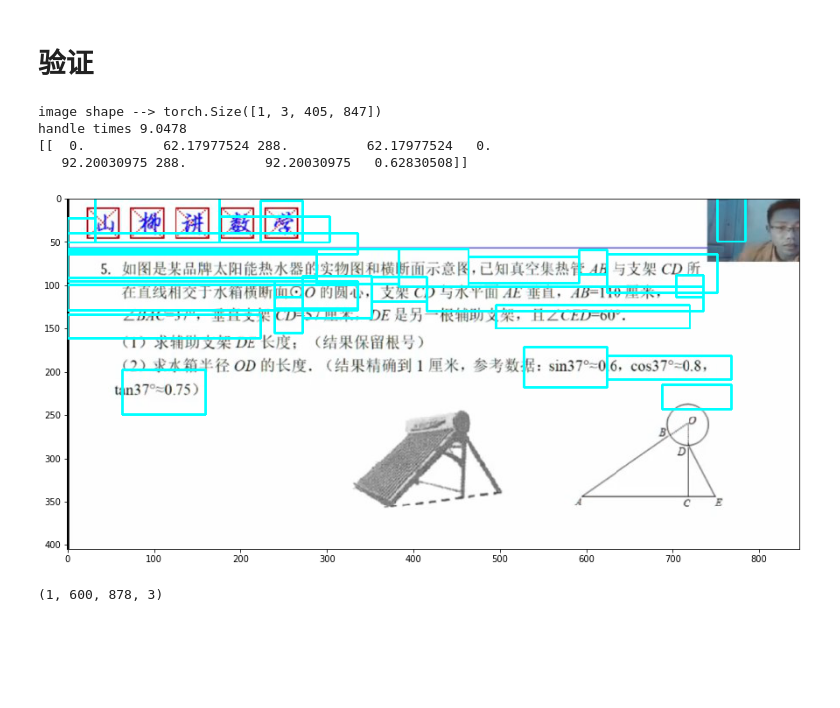
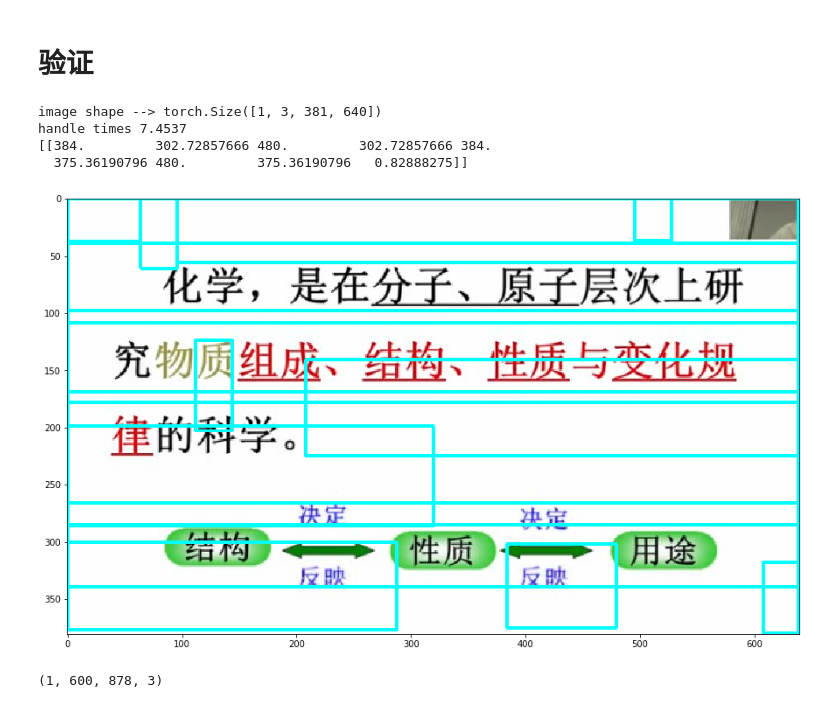
Before and after one commit to hecongziyu/myproject, a Jupyter notebook: object detect/text detect.ipynb, the cells around one changed output. Saved outputs shown, nothing was run; the diff lists cells and outputs as text; code cells hidden in the pictures; blank space fills up the shorter version.

```diff
--- a/object detect/text detect.ipynb
+++ b/object detect/text detect.ipynb
@@ -297,10 +295,11 @@ MOMENTUM = 0.9
 lr = 0.001
 DOUBLE_BIAS = True
 BIAS_DECAY = False
-WEIGHT_DECAY = 0.0005
+WEIGHT_DECAY = 0.0001
 EPCHO = 5000
 num_anchors = 10
 RPN_CHANNELS = 512
+beta1=0.5
 
 net = vgg16()
 # print(imdb.num_classes)
@@ -325,6 +324,8 @@ if os.path.exists('D:\\PROJECT_TW\\git\\data\\example\\model\\text_detect_new.pk
 
 
 optimizer = torch.optim.SGD(params,lr=lr, momentum=MOMENTUM)
+# optimizer = torch.optim.Adam(
+#     params, lr=lr, betas=(beta1, 0.999))
 
 for step in range(EPCHO):
     blobs = data_layer.forward()
@@ -333,6 +334,7 @@ for step in range(EPCHO):
     gt_boxes = torch.from_numpy(blobs['gt_boxes'])
     net_conv = net._layers['head'](image)
     anchors, length = generate_anchors_pre(net_conv.size(2), net_conv.size(3),feat_stride=feat_stride,anchor_scales=(16,))
+
     anchors = torch.from_numpy(anchors)
     rpn = F.relu(net.rpn_net(net_conv))  # ( N , C, H, W）
     # ( N , C, H, W）  --》 （N * H, W, C)
@@ -516,8 +518,8 @@ def save_results(image_name, image, line, thresh):
 
 def testConnectProposal():
     plt.rcParams['figure.figsize'] = 15, 10
-    img = cv2.imread(roidb[2]['image'])
-    boxes = roidb[2]['boxes']
+    img = cv2.imread(roidb[0]['image'])
+    boxes = roidb[0]['boxes']
     print(boxes)
     scores = np.ones(boxes.shape[0])
     CONF_THRESH = 0.9
@@ -600,40 +602,40 @@ def showValidNet(image,im_info):
         image_src, blob, scores , rpn_cls_prob, rpn_bbox_pred, rpn_cls_score,rpn_cls_prob_reshape = validNet(image,im_info)
     print('handle times {:.4f}'.format((time.time() - start_time)))
     plt.rcParams['figure.figsize'] = 15, 10
     boxes = blob.data.numpy()[:,1:5]
     boxes = boxes.astype(np.int)
     score = scores.data.numpy()
     score = score.reshape(score.shape[0])
     image_new = image_src.reshape(image_src.shape[1],image_src.shape[2], image_src.shape[3])
 
     dets = np.hstack((boxes, score[:, np.newaxis])).astype(np.float32)
 #     print('dets --> \n {}'.format(dets))
     keep = nms.nms(dets, 0.3)
     dets = dets[keep,:]
 
     line = connect_proposal(dets[:, 0:4], dets[:, 4], image_new.shape)
 #     line = line.astype(int)
 #     print(line)
     # image_new = image_src.reshape(image_src.shape[1],image_src.shape[2], image_src.shape[3])
     print(line[0:1])
-    save_results('newimg.jpg',image_orig, line, 0.6)
+    save_results('newimg.jpg',image_orig, line, 0.7)
     return rpn_cls_prob, rpn_bbox_pred, rpn_cls_score,rpn_cls_prob_reshape,boxes,score, line,dets,image_new
 
 # img_path = '/home/hecong/temp/data/txtdect/img/2.jpg'
-img_path = 'd:\\cc_9.jpg'
+img_path = 'd:\\cc_2.jpg'
 image = cv2.imread(img_path,cv2.IMREAD_COLOR)
 im_info = [image.shape[0],image.shape[1],1]
 
 rpn_cls_prob, rpn_bbox_pred, rpn_cls_score,rpn_cls_prob_reshape,boxes,score, line,dets,image_new  =  showValidNet(image,im_info)
 
 # testConnectProposal()
 # showValidNet(image,im_info)
 # %% [output]
-image shape --> torch.Size([1, 3, 405, 847])
-handle times 9.0478
-[[  0.          62.17977524 288.          62.17977524   0.
-   92.20030975 288.          92.20030975   0.62830508]]
+image shape --> torch.Size([1, 3, 381, 640])
+handle times 7.4537
+[[384.         302.72857666 480.         302.72857666 384.
+  375.36190796 480.         375.36190796   0.82888275]]
-[figure, old version]
+[figure, new version]
 # %%
 PIXEL_MEANS = np.array([[[102.9801, 115.9465, 122.7717]]])
 image = cv2.imread('d:\\2.jpg',cv2.IMREAD_COLOR)
```
Also changed, not shown: parts of 3 cells of this notebook, 2 other files.
